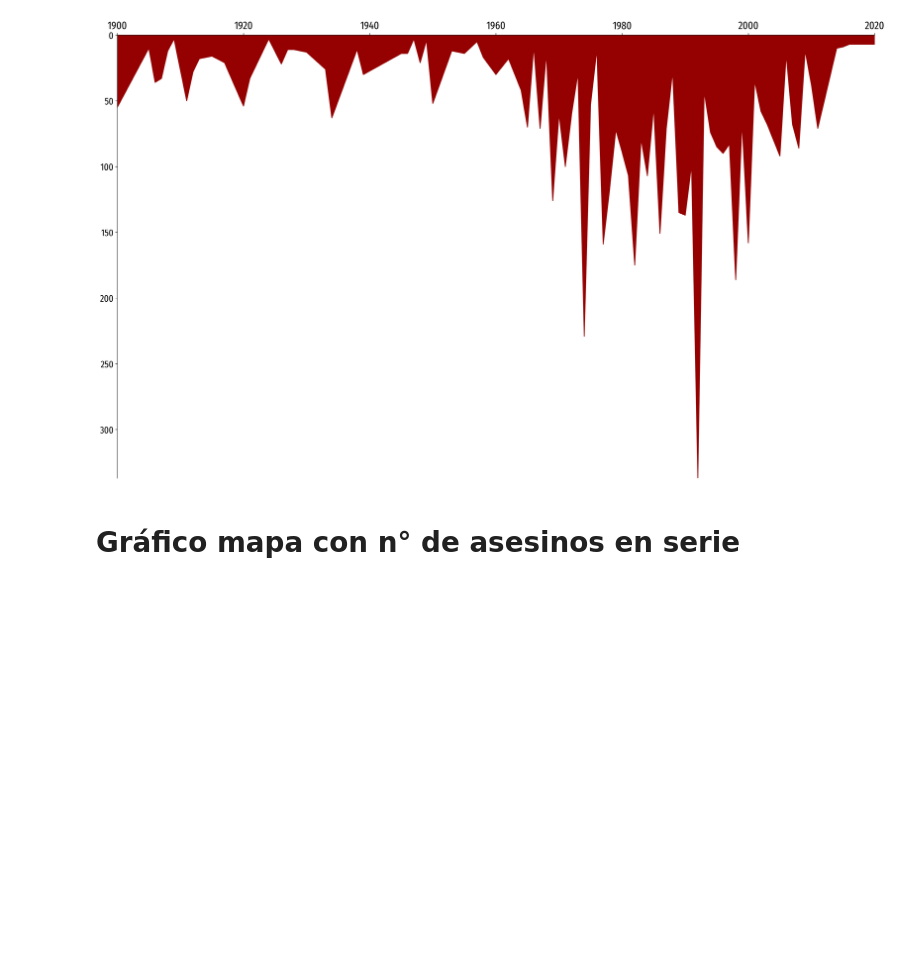
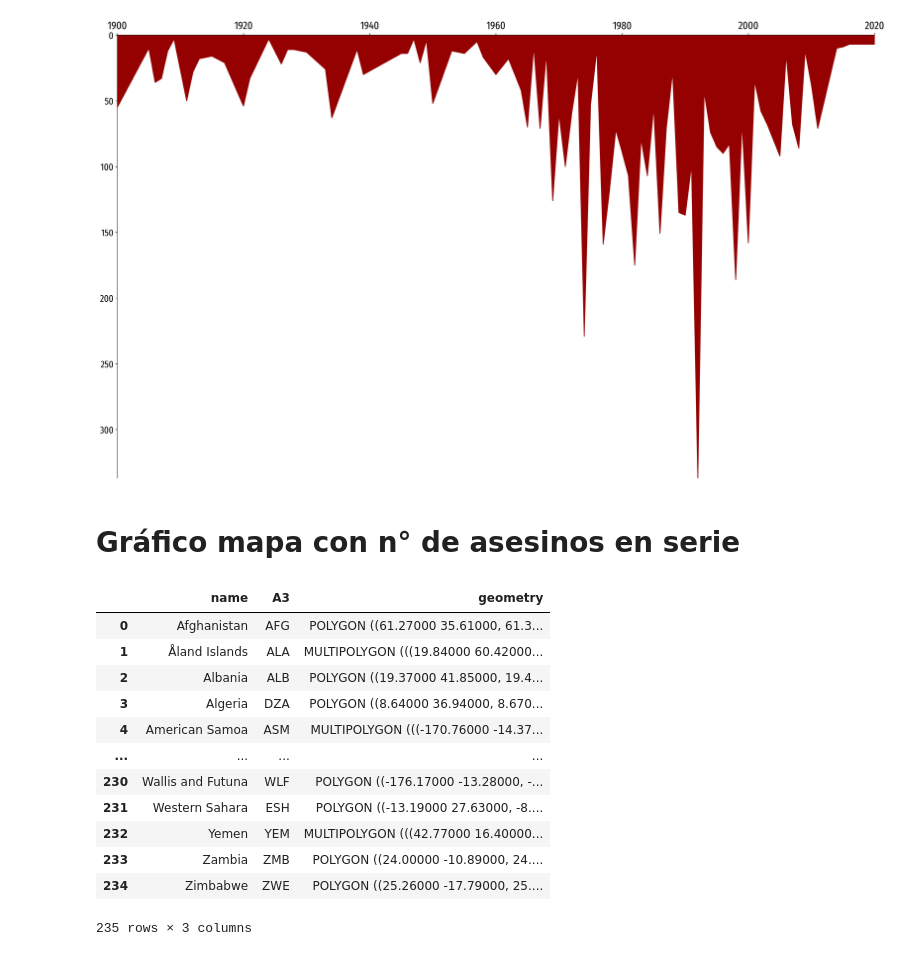
Before and after one commit to fabianigual/info-vis, a Jupyter notebook: 03-info-vis.ipynb, the cells around one changed output. Saved outputs shown, nothing was run; the diff lists cells and outputs as text; code cells hidden in the pictures; blank space fills up the shorter version.

```diff
--- a/03-info-vis.ipynb
+++ b/03-info-vis.ipynb
@@ -71,3 +73,24 @@ plt.fill_between(ts.index, ts.proven_victims, color = '#950000')#
 [figure]
 # %% [markdown]
 # Gráfico mapa con n° de asesinos en serie
+# %%
+#Mapa en geojson
+mapa = gpd.read_file('https://raw.githubusercontent.com/simonepri/geo-maps/master/previews/countries-coastline.geo.json')
+country_dict = pd.read_excel("output/country_dict.xlsx")
+# %%
+country_dict = country_dict.merge(mapa, on='A3')
+country_dict
+# %% [output]
+|  | name | A3 | geometry |
+| 0 | Afghanistan | AFG | POLYGON ((61.27000 35.61000, 61.3... |
+| 1 | Åland Islands | ALA | MULTIPOLYGON (((19.84000 60.42000... |
+| 2 | Albania | ALB | POLYGON ((19.37000 41.85000, 19.4... |
+| 3 | Algeria | DZA | POLYGON ((8.64000 36.94000, 8.670... |
+| 4 | American Samoa | ASM | MULTIPOLYGON (((-170.76000 -14.37... |
+| ... | ... | ... | ... |
+| 230 | Wallis and Futuna | WLF | POLYGON ((-176.17000 -13.28000, -... |
+| 231 | Western Sahara | ESH | POLYGON ((-13.19000 27.63000, -8.... |
+| 232 | Yemen | YEM | MULTIPOLYGON (((42.77000 16.40000... |
+| 233 | Zambia | ZMB | POLYGON ((24.00000 -10.89000, 24.... |
+| 234 | Zimbabwe | ZWE | POLYGON ((25.26000 -17.79000, 25.... |
+235 rows × 3 columns
```
Also changed, not shown: parts of 10 cells of this notebook, 5 other files.
